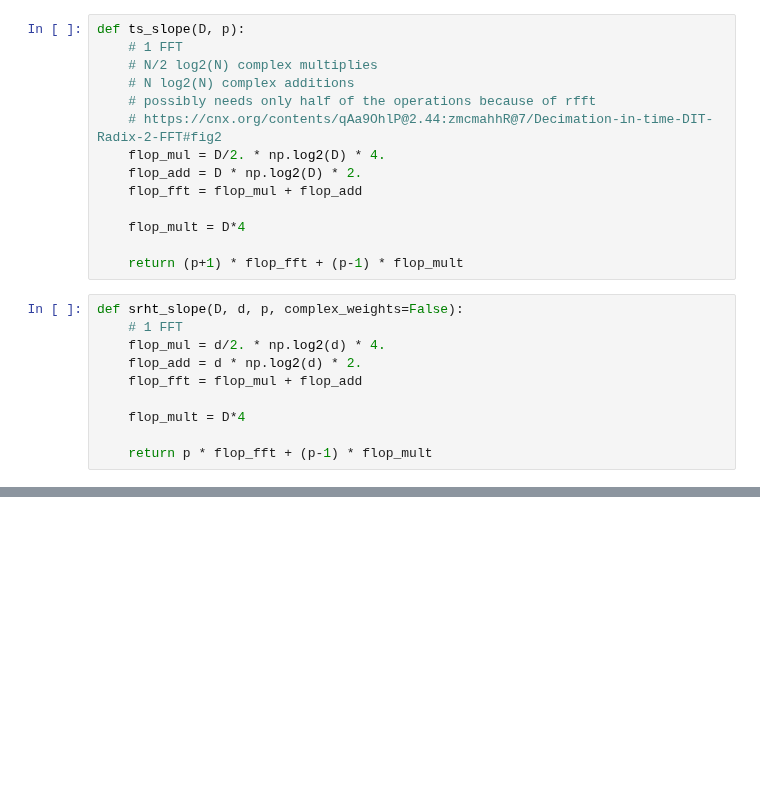
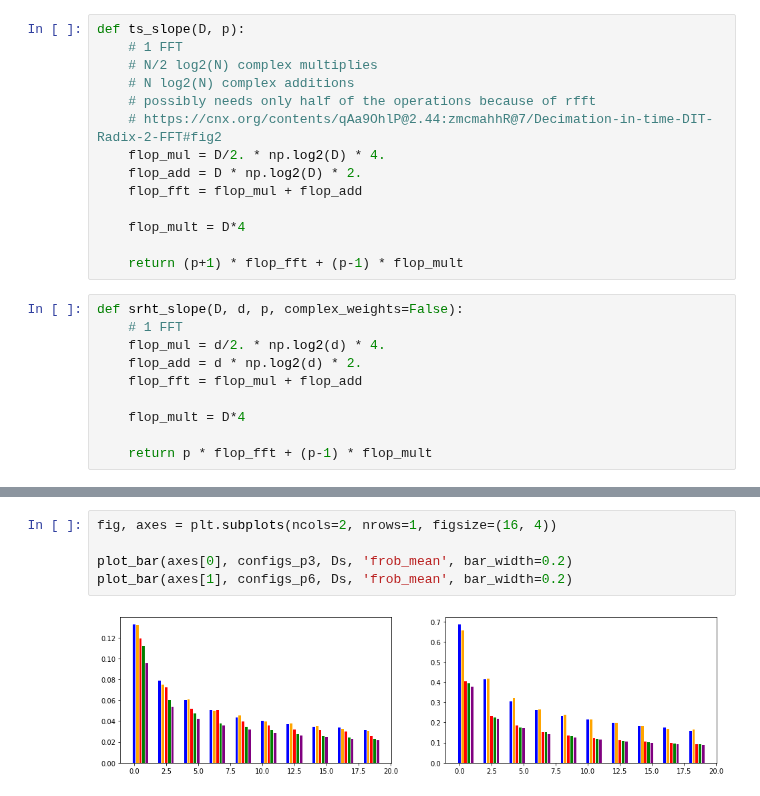
Before and after one commit to joneswack/dp-rfs, a Jupyter notebook: notebooks/speed_vs_kernel_approx.ipynb, the cells around one changed output, grey strips where cells are left out. Saved outputs shown, nothing was run; the diff lists cells and outputs as text; blank space fills up the shorter version.

```diff
--- a/notebooks/speed_vs_kernel_approx.ipynb
+++ b/notebooks/speed_vs_kernel_approx.ipynb
@@ -387,0 +178,7 @@ plt.show()
+# %%
+fig, axes = plt.subplots(ncols=2, nrows=1, figsize=(16, 4))
+
+plot_bar(axes[0], configs_p3, Ds, 'frob_mean', bar_width=0.2)
+plot_bar(axes[1], configs_p6, Ds, 'frob_mean', bar_width=0.2)
+# %% [output]
+[figure, added]
```
Also changed, not shown: parts of 45 cells of this notebook, 3 other files.
